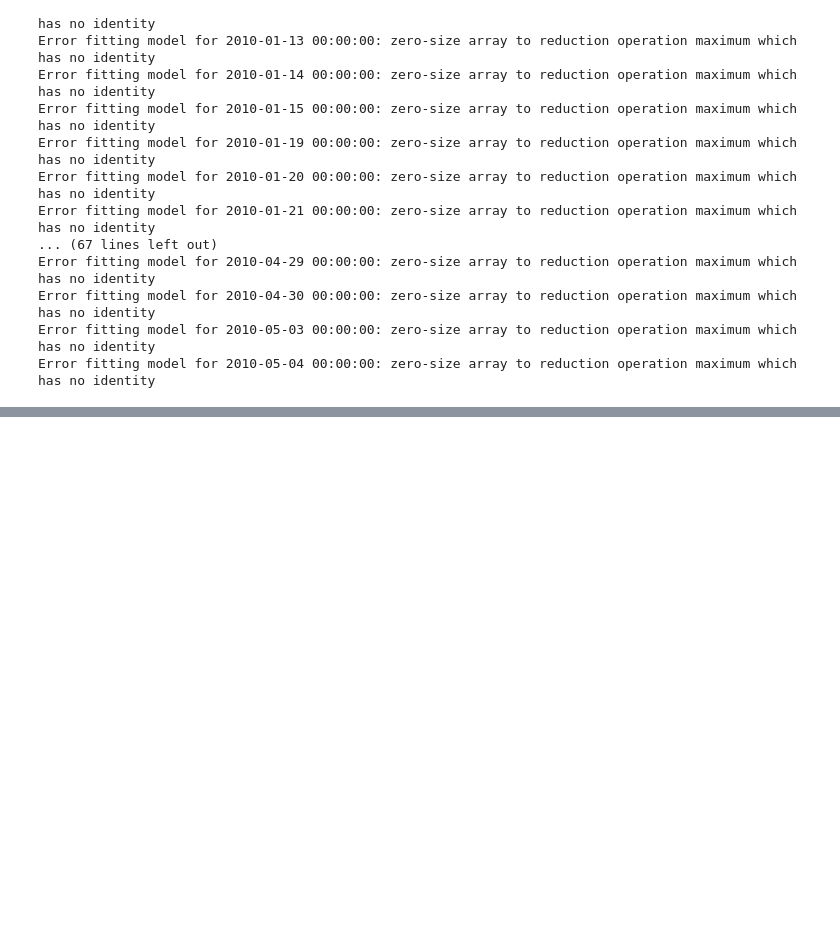
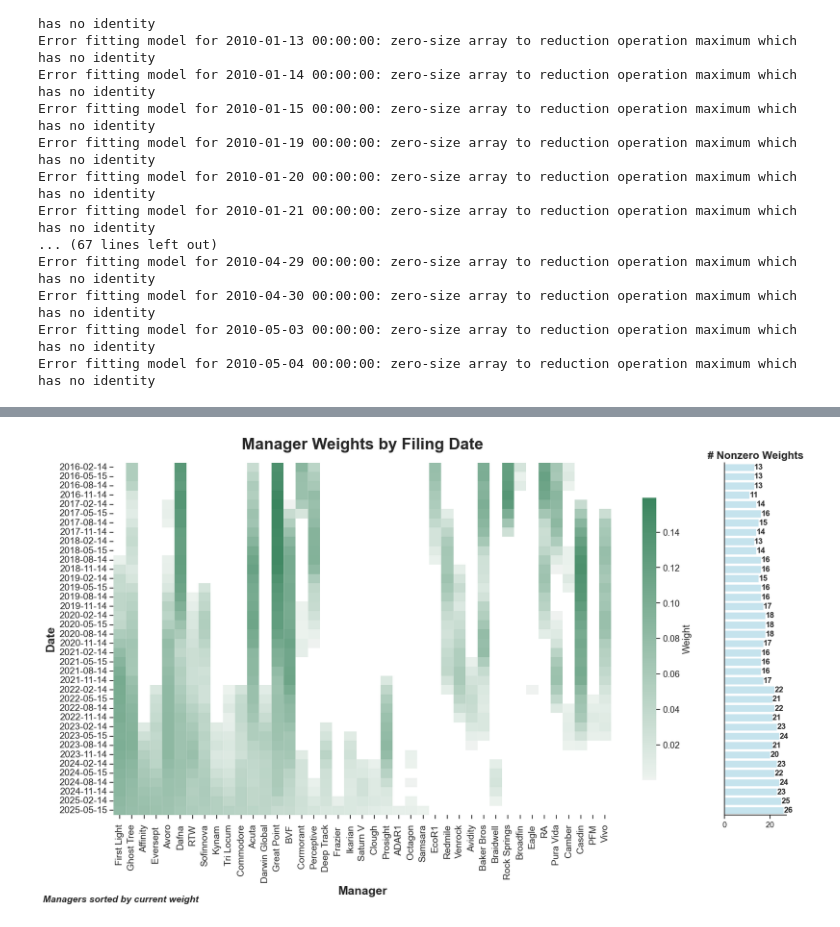
Before and after one commit to UVIMCO/Biotech-Basket, a Jupyter notebook: FundModel.ipynb, the cells around one changed output, grey strips where cells are left out. Drawn from its saved outputs; the diff is of its cells as text; code cells hidden in the pictures; blank space fills up the shorter version.

```diff
--- a/FundModel.ipynb
+++ b/FundModel.ipynb
@@ -463,3 +620,72 @@ plt.show()
+# %%
+weight_pivot = ir_df.pivot(index='date', columns='fund', values='weight')
+# Replace zeros with NaN for better visualization
+weight_pivot = weight_pivot.replace(0, np.nan)
+
+# Only include funds that have weight > 0 at some point
+funds_with_weight = weight_pivot.columns[weight_pivot.max() > 0]
+weight_pivot = weight_pivot[funds_with_weight]
+
+# Get the most recent date's weights and sort funds by current weight
+most_recent_date = weight_pivot.index.max()
+current_weights = weight_pivot.loc[most_recent_date].fillna(0)
+
+# Sort funds by their current weight (most recent date)
+sorted_funds = current_weights.sort_values(ascending=False).index
+weight_pivot = weight_pivot[sorted_funds]
+
+# Calculate number of managers (non-NaN values) for each date
+managers_per_date = weight_pivot.count(axis=1)
+
+# Create a diverging colormap centered at 0 with green for positive and red for negative
+custom_cmap = sns.diverging_palette(10, 145, as_cmap=True)  # Changed order to make green positive
+
+# Plot - Formatted for PowerPoint with taller aspect ratio
+fig, (ax1, ax2) = plt.subplots(1, 2, figsize=(16, 10), gridspec_kw={'width_ratios': [20, 2]})  # Much taller for PowerPoint
+
+# Main heatmap
+sns.heatmap(weight_pivot, cmap=custom_cmap, center=0, cbar_kws={'label': 'Weight', 'shrink': 0.8}, ax=ax1)
+
+ax1.set_title('Manager Weights by Filing Date', fontsize=24, fontweight='bold', pad=20)
+ax1.set_xlabel('Manager', fontsize=18, fontweight='bold')
+ax1.set_ylabel('Date', fontsize=18, fontweight='bold')
+
+# Rotate x-axis labels for better readability and ensure all are visible with larger font
+ax1.tick_params(axis='x', rotation=90, labelsize=14, pad=8)
+ax1.tick_params(axis='y', labelsize=14)
+
+# Format dates on y-axis
+y_locs = np.arange(len(weight_pivot.index)) + 0.5  # Center of each cell
+y_labels = [d.strftime('%Y-%m-%d') for d in weight_pivot.index]
+ax1.set_yticks(y_locs)
+ax1.set_yticklabels(y_labels)
+
+# Add grid lines to make it easier to track across the chart
+ax1.grid(False)  # Turn off the default grid
+for i in range(len(sorted_funds)):
+    ax1.axvline(x=i, color='white', linewidth=0.5, alpha=0.3)
+
+# Side plot showing number of managers per date
+ax2.barh(y_locs, managers_per_date.values, height=0.8, color='lightblue', alpha=0.7)
+ax2.set_ylim(ax1.get_ylim())
+ax2.set_xlabel('', fontsize=16, fontweight='bold')
+ax2.set_title('# Nonzero Weights', fontsize=16, fontweight='bold')
+ax2.set_yticks([])  # Remove y-axis labels since they're already on the main plot
+ax2.tick_params(axis='x', labelsize=12)
+
+# Add value labels on the bars with larger font
+for i, v in enumerate(managers_per_date.values):
+    ax2.text(v + 0.1, y_locs[i], str(v), va='center', fontsize=12, fontweight='bold')
+
+# Add a descriptive annotation with larger font
+fig.text(0.01, 0.01, "Managers sorted by current weight",
+         fontsize=14, style='italic', fontweight='bold')
+
+# Ensure all labels are visible
+plt.tight_layout()
+plt.show()
+# %% [output]
+[figure, added]
 # %%
 returns, ctr, weights = bt.get_strategy_returns(final_holdings, end_date = pd.Timestamp('2025-05-15'))
 returns.to_clipboard()
```
Also changed, not shown: parts of 18 cells of this notebook, 3 other files.
